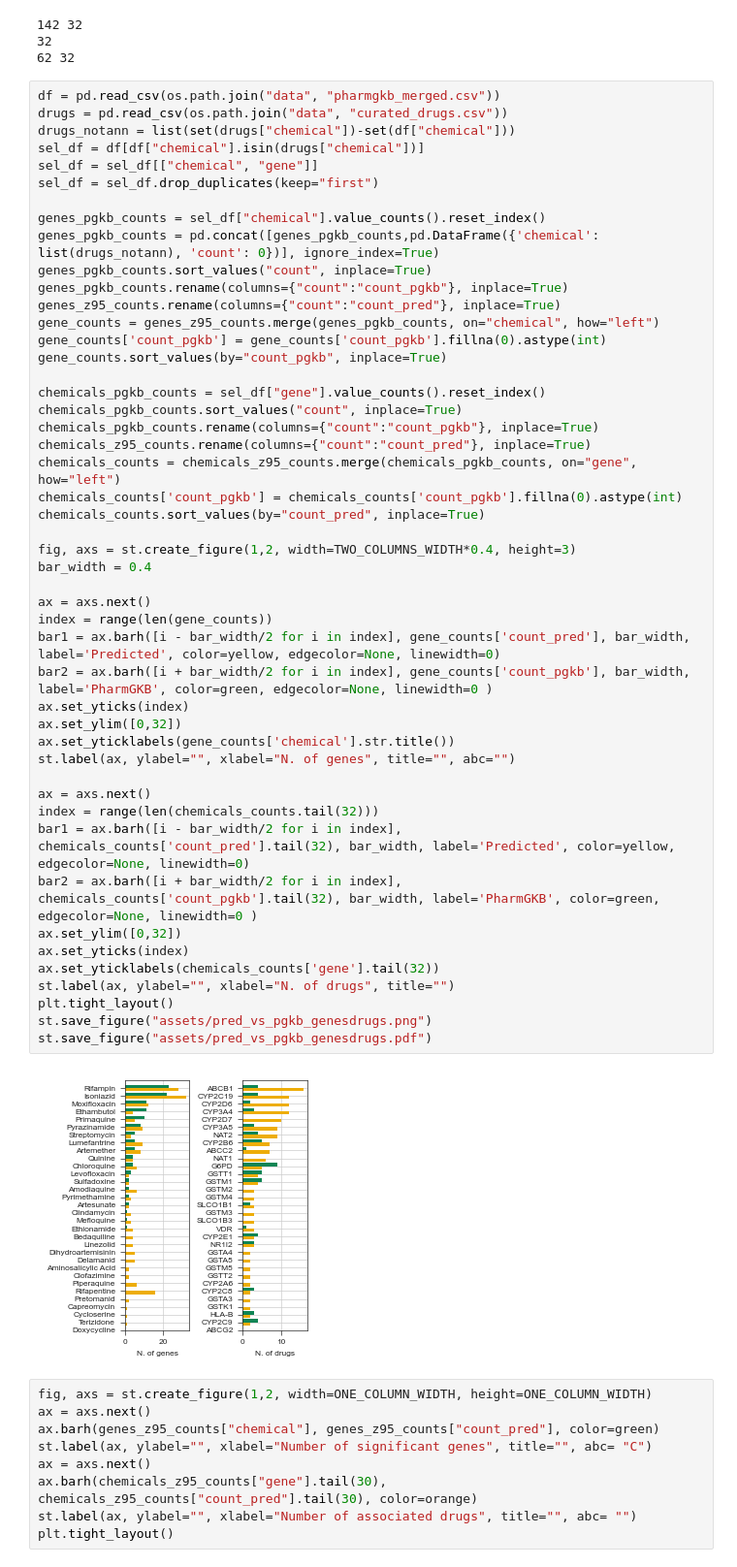
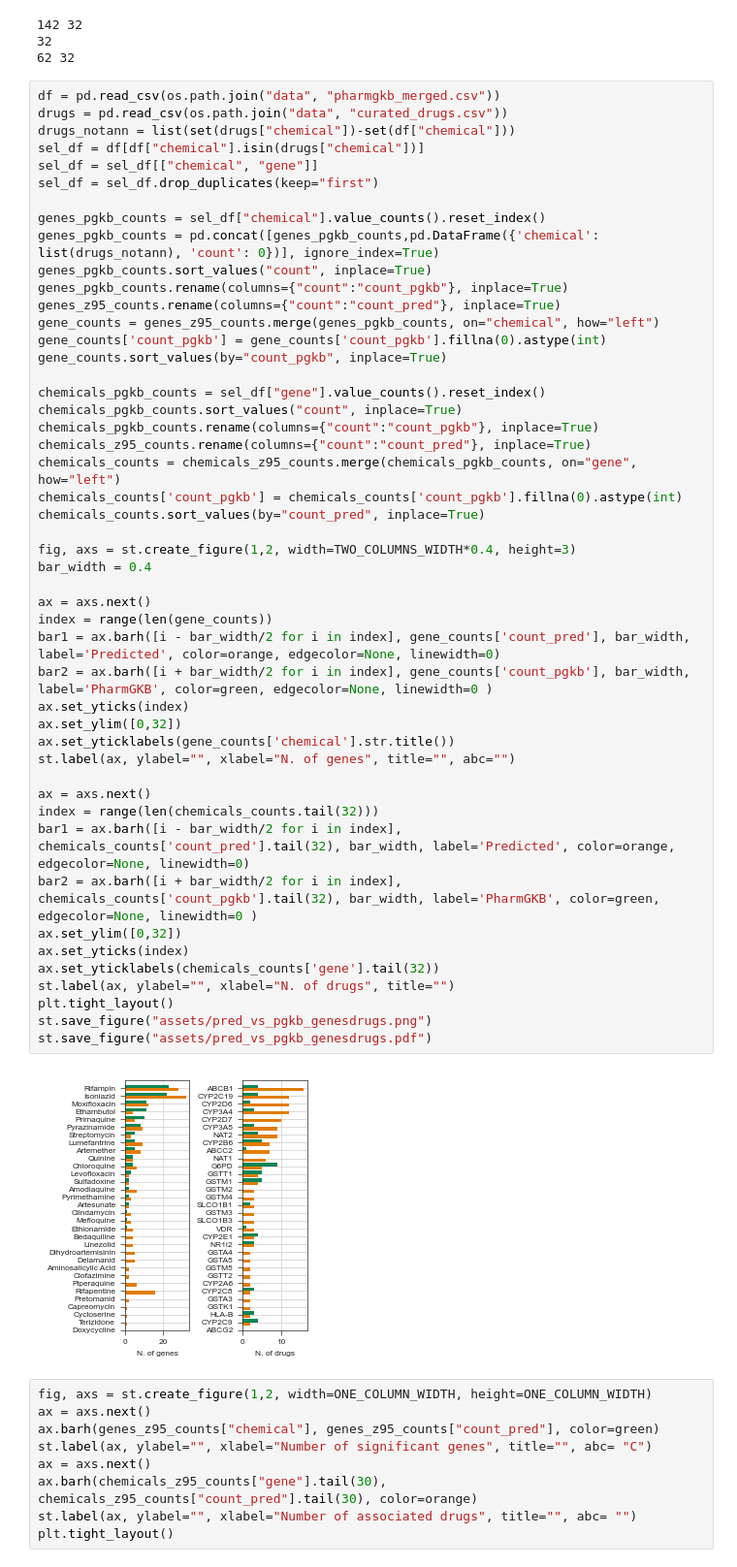
Before and after one commit to ersilia-os/pharmacogx-embeddings, a Jupyter notebook: paper/figure2_pred_vs_pgkb.ipynb, the cells around one changed output. Shown: that part at 97% size. Drawn from its saved outputs; the diff is of its cells as text.

Commit message:
minor figure edits

```diff
--- a/paper/figure2_pred_vs_pgkb.ipynb
+++ b/paper/figure2_pred_vs_pgkb.ipynb
@@ -62,36 +62,36 @@ gene_counts.sort_values(by="count_pgkb", inplace=True)
 chemicals_pgkb_counts = sel_df["gene"].value_counts().reset_index()
 chemicals_pgkb_counts.sort_values("count", inplace=True)
 chemicals_pgkb_counts.rename(columns={"count":"count_pgkb"}, inplace=True)
 chemicals_z95_counts.rename(columns={"count":"count_pred"}, inplace=True)
 chemicals_counts = chemicals_z95_counts.merge(chemicals_pgkb_counts, on="gene", how="left")
 chemicals_counts['count_pgkb'] = chemicals_counts['count_pgkb'].fillna(0).astype(int)
 chemicals_counts.sort_values(by="count_pred", inplace=True)
 
 fig, axs = st.create_figure(1,2, width=TWO_COLUMNS_WIDTH*0.4, height=3)
 bar_width = 0.4
 
 ax = axs.next()
 index = range(len(gene_counts))
-bar1 = ax.barh([i - bar_width/2 for i in index], gene_counts['count_pred'], bar_width, label='Predicted', color=yellow, edgecolor=None, linewidth=0)
+bar1 = ax.barh([i - bar_width/2 for i in index], gene_counts['count_pred'], bar_width, label='Predicted', color=orange, edgecolor=None, linewidth=0)
 bar2 = ax.barh([i + bar_width/2 for i in index], gene_counts['count_pgkb'], bar_width, label='PharmGKB', color=green, edgecolor=None, linewidth=0 )
 ax.set_yticks(index)
 ax.set_ylim([0,32])
 ax.set_yticklabels(gene_counts['chemical'].str.title())
 st.label(ax, ylabel="", xlabel="N. of genes", title="", abc="")
 
 ax = axs.next()
 index = range(len(chemicals_counts.tail(32)))
-bar1 = ax.barh([i - bar_width/2 for i in index], chemicals_counts['count_pred'].tail(32), bar_width, label='Predicted', color=yellow, edgecolor=None, linewidth=0)
+bar1 = ax.barh([i - bar_width/2 for i in index], chemicals_counts['count_pred'].tail(32), bar_width, label='Predicted', color=orange, edgecolor=None, linewidth=0)
 bar2 = ax.barh([i + bar_width/2 for i in index], chemicals_counts['count_pgkb'].tail(32), bar_width, label='PharmGKB', color=green, edgecolor=None, linewidth=0 )
 ax.set_ylim([0,32])
 ax.set_yticks(index)
 ax.set_yticklabels(chemicals_counts['gene'].tail(32))
 st.label(ax, ylabel="", xlabel="N. of drugs", title="")
 plt.tight_layout()
 st.save_figure("assets/pred_vs_pgkb_genesdrugs.png")
 st.save_figure("assets/pred_vs_pgkb_genesdrugs.pdf")
 # %% [output]
-[figure, old version]
+[figure, new version]
 # %%
 fig, axs = st.create_figure(1,2, width=ONE_COLUMN_WIDTH, height=ONE_COLUMN_WIDTH)
 ax = axs.next()
```
Also changed, not shown: 2 other files.
